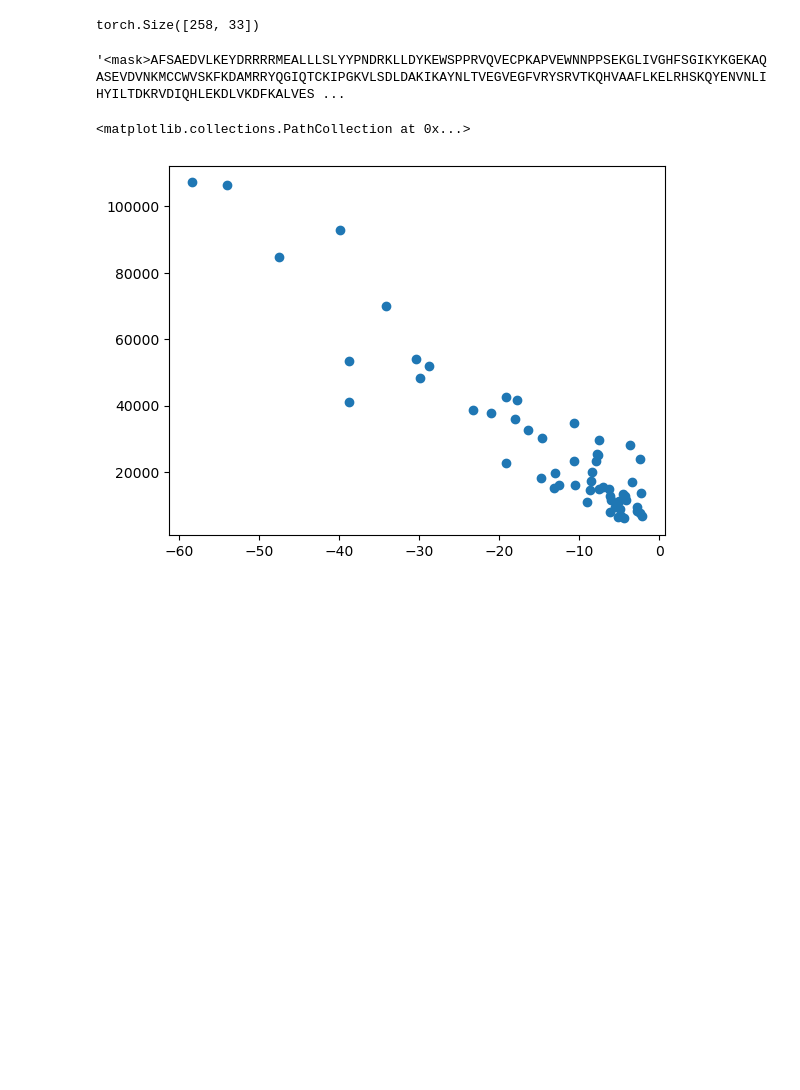
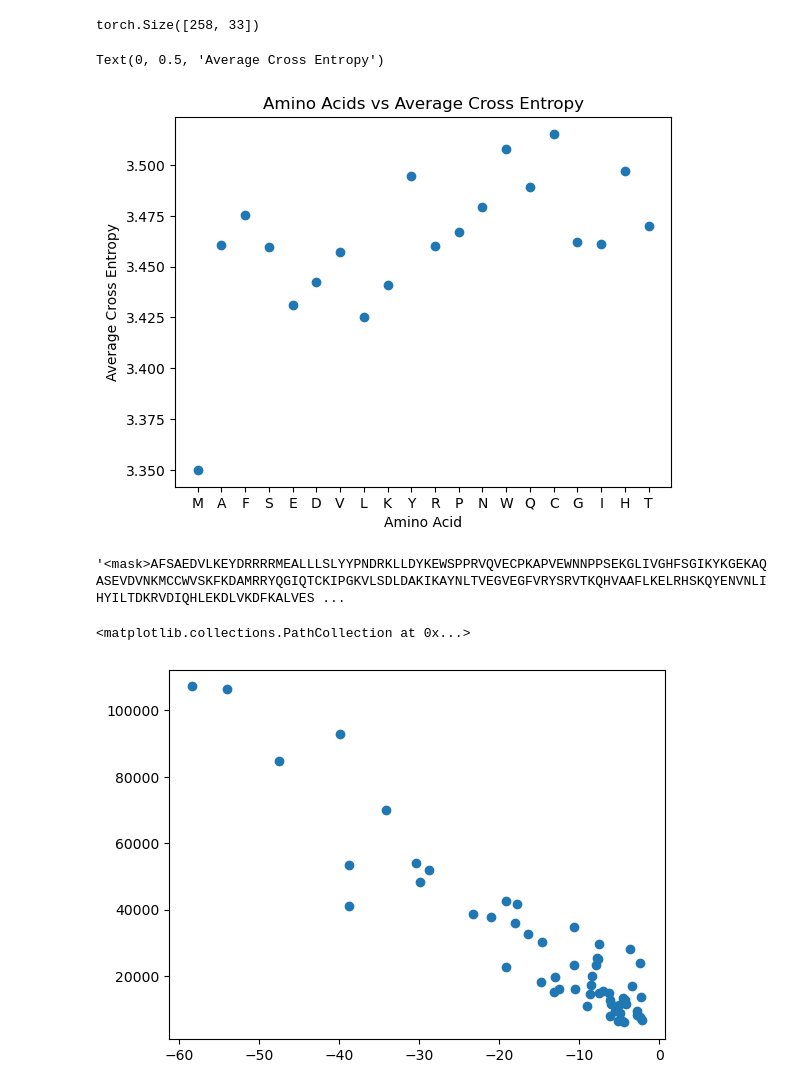
Before and after one commit to lewinsohndp/NLPProject, a Jupyter notebook: daniel.ipynb, the cells around one changed output. Drawn from its saved outputs; the diff is of its cells as text; code cells hidden in the pictures; blank space fills up the shorter version.

```diff
--- a/daniel.ipynb
+++ b/daniel.ipynb
@@ -39,20 +20,21 @@ seqids, fastas = uniprot.read_fasta('/Users/daniel/desktop/cp341/uniprot_sprot.f
 # mask amino acid, take BCE loss of softmax(predicted) from actual, average for all amino acid of same type, compare across
 aa_loss = {}
 aa_counts = {}
-for i in range(1):
+for i in range(100):
     seq = fastas[seqids[i]]["sequence"]
+    if len(seq) > 1000: continue
     seq_list = utilities.mask_seq(seq)
     #for temp_seq in seq_list:
     #get all logit for entire sequence
     results = None
-    for i in range(0, len(seq_list), 10):
-        temp_result = utilities.forward_pass(model, alphabet, seq_list[i:i+10])
+    for x in range(0, len(seq_list), 10):
+        temp_result = utilities.forward_pass(model, alphabet, seq_list[x:x+10])
         if results == None:
             results = temp_result
         else:
             results = torch.concat((results, temp_result), dim=0)
-        print(results.shape)
-        if i == 10: break
+        #print(results.shape)
+        #if i == 10: break
     #print(results)
     # go through, subset to just maxed amino acid, softmax of predicted layer, BCE with real
     for j, result in enumerate(results):
@@ -72,5 +54,12 @@ for i in range(1):
             aa_counts[masked_aa] += 1
         except KeyError:
             aa_counts[masked_aa] = 1
+
+    if i % 5 == 0:
+        with open('loss.pickle', 'wb') as handle:
+            pickle.dump(aa_loss, handle, protocol=pickle.HIGHEST_PROTOCOL)
+        with open('counts.pickle', 'wb') as handle:
+            pickle.dump(aa_counts, handle, protocol=pickle.HIGHEST_PROTOCOL)
+        print(i)
     #print(results)
 # %% [output]
@@ -100,6 +122,14 @@ aa_counts
 results[0].shape
 # %% [output]
 torch.Size([258, 33])
+# %%
+plt.scatter(aa_counts.keys(), np.array(list(aa_loss.values()))/np.array(list(aa_counts.values())))
+plt.title("Amino Acids vs Average Cross Entropy")
+plt.xlabel("Amino Acid")
+plt.ylabel("Average Cross Entropy")
+# %% [output]
+Text(0, 0.5, 'Average Cross Entropy')
+[figure, added]
 # %%
 [("blah", x) for x in seq_list][0]
 # %% [output]
```
Also changed, not shown: parts of 7 cells of this notebook, 3 other files.
